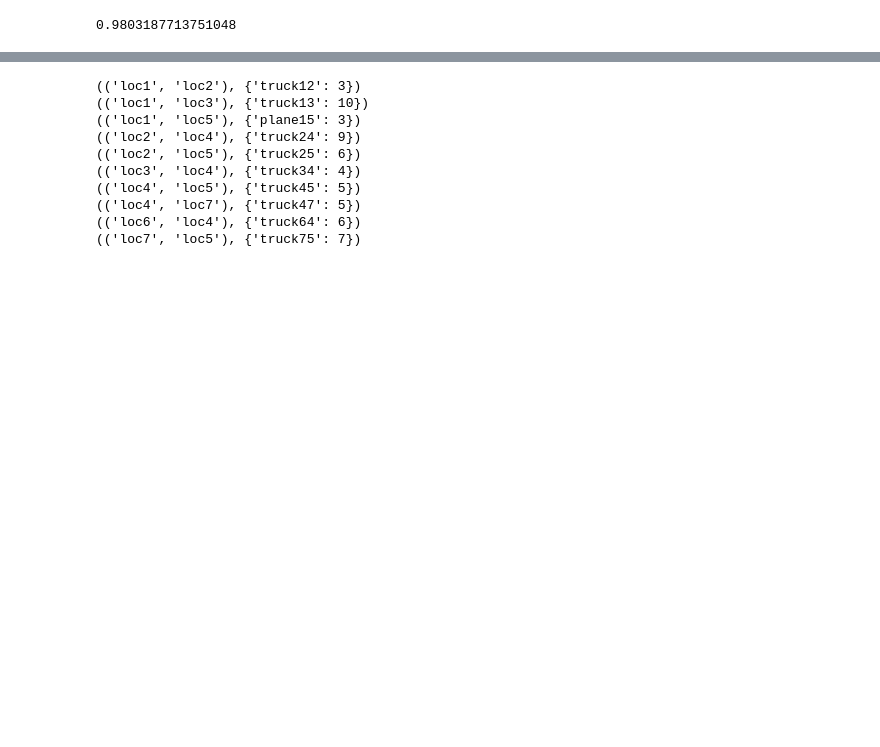
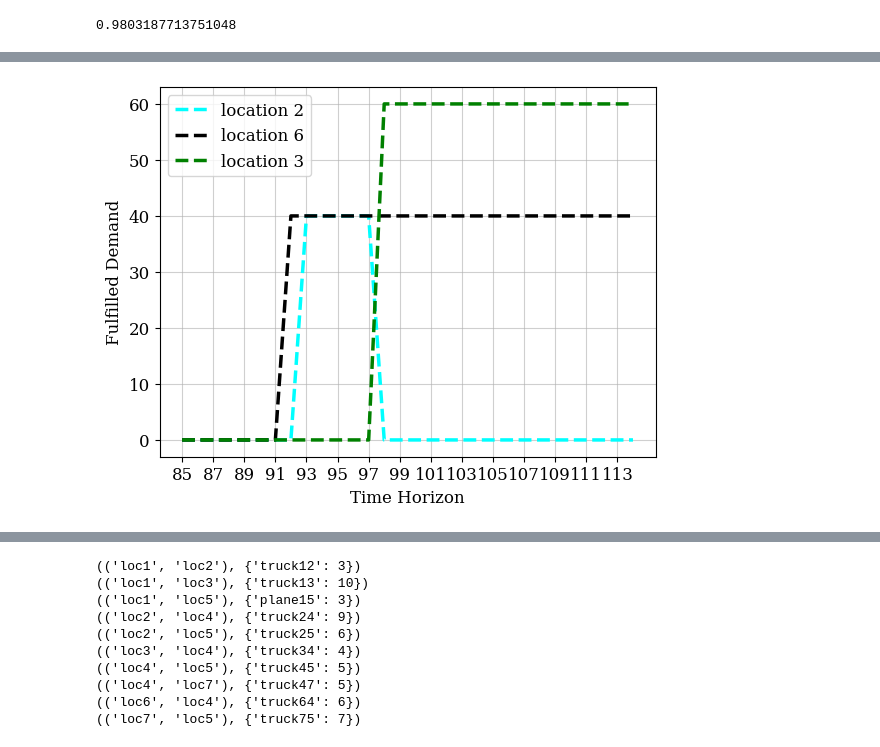
Before and after one commit to shivamvedant/energiapy, a Jupyter notebook: docs/notebooks/supply chain/IRF manuscript/readControl_HPRC.ipynb, the cells around one changed output, grey strips where cells are left out. Saved outputs shown, nothing was run; the diff lists cells and outputs as text; code cells hidden in the pictures; blank space fills up the shorter version.

```diff
--- a/docs/notebooks/supply chain/IRF manuscript/readControl_HPRC.ipynb
+++ b/docs/notebooks/supply chain/IRF manuscript/readControl_HPRC.ipynb
@@ -404,0 +391,46 @@ plt.show()
+# %%
+rc('font', **{'family': 'serif', 'serif': ['Computer Modern'], 'size': 12})
+rc('text', usetex=False)
+fig, ax = plt.subplots()
+
+# Plot data from the first dataset
+start=85
+end = start+30
+
+focal_results_1 = cl_load_results
+focal_results_2 = ncl_load_results
+
+l = 2
+# ax.plot(range(start, end), list(value for key, value in focal_results_1.output['P'].items() if key[0]=='loc5' and key[1]==f'com1_receive_loc{l}')[start:end], label=f'location {l}', color='cyan', linestyle='-', linewidth='2.5')
+ax.plot(range(start, end), list(value for key, value in focal_results_2.output['P'].items() if key[0]=='loc4' and key[1]==f'com1_receive_loc{l}')[start:end], color='cyan',label=f'location {l}', linestyle='--', linewidth='2.5')
+
+l = 6
+# ax.plot(range(start, end), list(value for key, value in focal_results_1.output['P'].items() if key[0]=='loc5' and key[1]==f'com1_receive_loc{l}')[start:end], label=f'location {l}', color='black', linestyle='-', linewidth='2.5')
+ax.plot(range(start, end), list(value for key, value in focal_results_2.output['P'].items() if key[0]=='loc4' and key[1]==f'com1_receive_loc{l}')[start:end], color='black',label=f'location {l}', linestyle='--', linewidth='2.5')
+
+l = 3
+# ax.plot(range(start, end), list(value for key, value in focal_results_1.output['P'].items() if key[0]=='loc5' and key[1]==f'com1_receive_loc{l}')[start:end], label=f'location {l}', color='green', linestyle='-', linewidth='2.5')
+ax.plot(range(start, end), list(value for key, value in focal_results_2.output['P'].items() if key[0]=='loc4' and key[1]==f'com1_receive_loc{l}')[start:end], color='green', label=f'location {l}', linestyle='--', linewidth='2.5')
+
+# l = 4
+# # ax.plot(range(start, end), list(value for key, value in focal_results_1.output['P'].items() if key[0]=='loc5' and key[1]==f'com1_receive_loc{l}')[start:end], label=f'location {l}', color='red', linestyle='-', linewidth='2.5')
+# ax.plot(range(start, end), list(value for key, value in focal_results_2.output['P'].items() if key[0]=='loc5' and key[1]==f'com1_receive_loc{l}')[start:end], color='red', label=f'location {l}', linestyle='--', linewidth='2.5')
+
+# ax.plot(range(start, end), list(value for key, value in ph30_ncl_load_results.output['S'].items() if key[0]=='loc5' and key[1]=='com1_sold')[start:end], label='without learning (ph 30)', color='green', linestyle='--', linewidth='2.5')
+#
+# ax.plot(range(start, end), list(value for key, value in ph30_cl_load_results.output['S'].items() if key[0]=='loc5' and key[1]=='com1_sold')[start:end], label='with learning (ph 30)', color='green', linestyle='-', linewidth='2.5')
+
+# Customize the plot
+ax.set_xlabel('Time Horizon')
+ax.set_ylabel('Fulfilled Demand')
+# ax.set_title('FIX TITLE')
+ax.legend()
+ax.plot(linewidth=0.5)
+ax.set_xticks(range(start, end, 2))
+plt.grid(alpha=0.6)
+plt.rcdefaults()
+# plt.savefig(fname = 'cl_ncl_compare', dpi = 300)
+# Show the plot
+plt.show()
+# %% [output]
+[figure, added]
```
Also changed, not shown: parts of 29 cells of this notebook, 1 other file.
